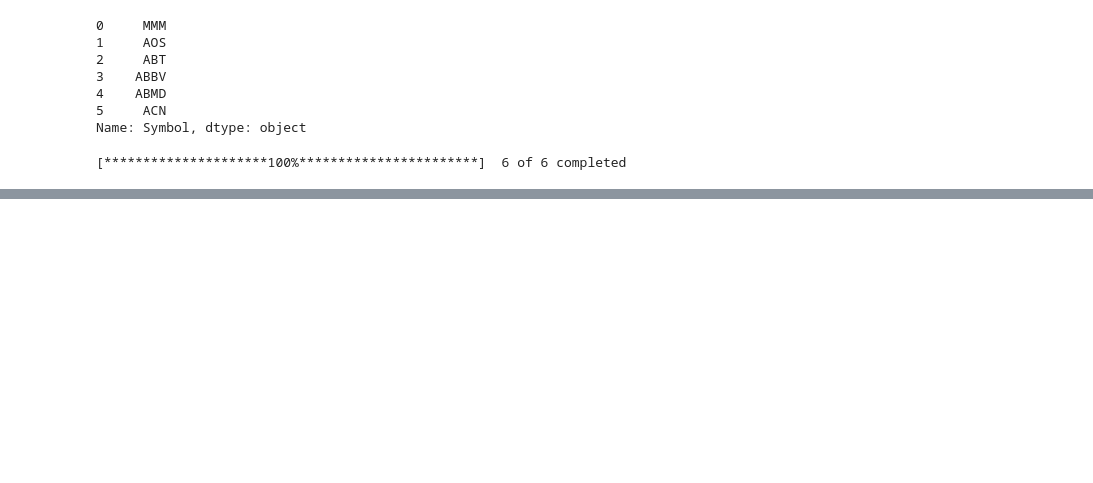
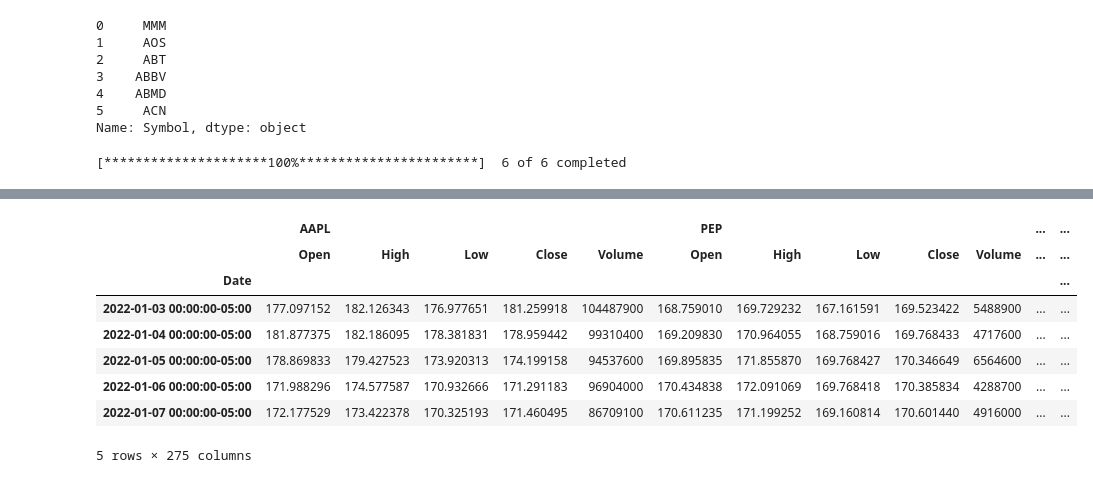
Before and after one commit to btsalau/streamlit-projects, a Jupyter notebook: app4test.ipynb, the cells around one changed output, grey strips where cells are left out. Saved outputs shown, nothing was run; the diff lists cells and outputs as text; code cells hidden in the pictures; blank space fills up the shorter version.

```diff
--- a/app4test.ipynb
+++ b/app4test.ipynb
@@ -169,0 +386,2 @@ array([[1.73069700e+02, 1.73817018e+02, 1.70662708e+02, 1.72506775e+02,
+# %%
+history_df = ticker_history(df2.loc[indexes, 'ticker'].tolist())
@@ -169,0 +403,12 @@ array([[1.73069700e+02, 1.73817018e+02, 1.70662708e+02, 1.72506775e+02,
+# %%
+history_df.head()
+# %% [output]
+|  | AAPL |  |  |  |  | PEP |  |  |  |  | ... | ... |
+|  | Open | High | Low | Close | Volume | Open | High | Low | Close | Volume | ... | ... |
+| Date |  |  |  |  |  |  |  |  |  |  |  | ... |
+| 2022-01-03 00:00:00-05:00 | 177.097152 | 182.126343 | 176.977651 | 181.259918 | 104487900 | 168.759010 | 169.729232 | 167.161591 | 169.523422 | 5488900 | ... | ... |
+| 2022-01-04 00:00:00-05:00 | 181.877375 | 182.186095 | 178.381831 | 178.959442 | 99310400 | 169.209830 | 170.964055 | 168.759016 | 169.768433 | 4717600 | ... | ... |
+| 2022-01-05 00:00:00-05:00 | 178.869833 | 179.427523 | 173.920313 | 174.199158 | 94537600 | 169.895835 | 171.855870 | 169.768427 | 170.346649 | 6564600 | ... | ... |
+| 2022-01-06 00:00:00-05:00 | 171.988296 | 174.577587 | 170.932666 | 171.291183 | 96904000 | 170.434838 | 172.091069 | 169.768418 | 170.385834 | 4288700 | ... | ... |
+| 2022-01-07 00:00:00-05:00 | 172.177529 | 173.422378 | 170.325193 | 171.460495 | 86709100 | 170.611235 | 171.199252 | 169.160814 | 170.601440 | 4916000 | ... | ... |
+5 rows × 275 columns
```
Also changed, not shown: parts of 42 cells of this notebook.
